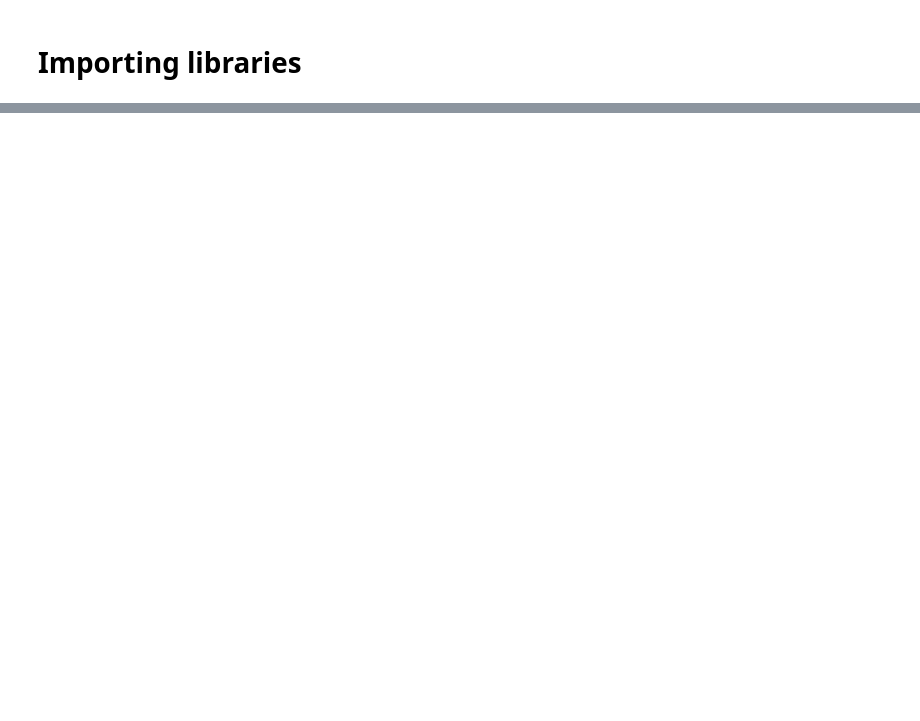
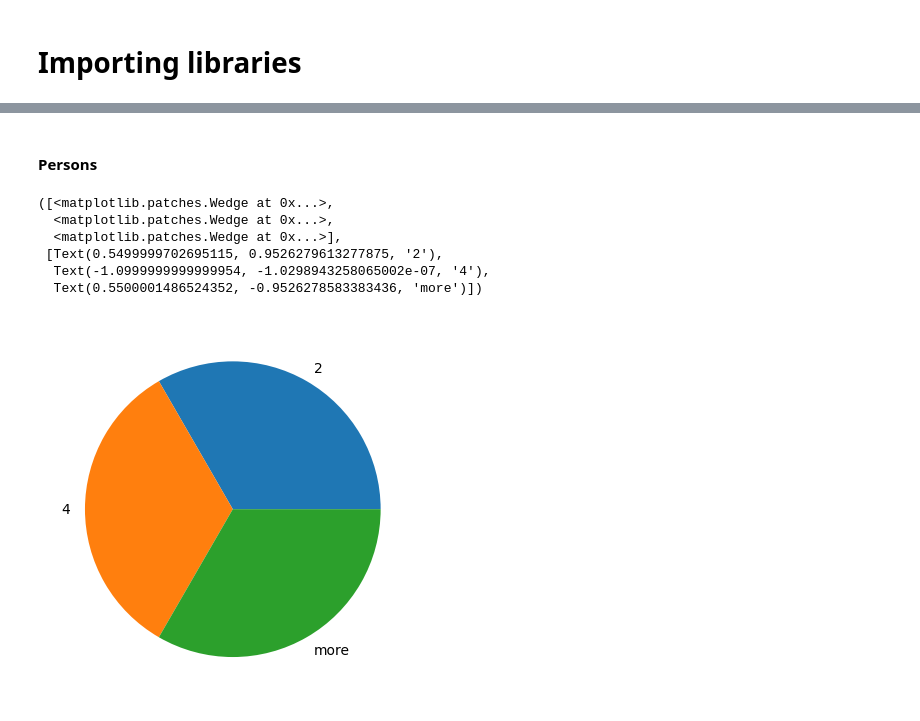
Before and after one commit to ThierrryScotto/Trabalho-2, a Jupyter notebook: car_evaluation.ipynb, the cells around one changed output, grey strips where cells are left out. Saved outputs shown, nothing was run; the diff lists cells and outputs as text; code cells hidden in the pictures; blank space fills up the shorter version.

```diff
--- a/car_evaluation.ipynb
+++ b/car_evaluation.ipynb
@@ -17,0 +96,16 @@ ModuleNotFoundError: No module named 'tensorflow_decision_forests'
+# %% [markdown]
+#### Persons
+# %%
+persons_count = dataset['persons'].value_counts()
+persons_percent = persons_count / len(dataset)
+
+labels = ['2', '4', 'more']
+plt.pie(persons_percent, labels=labels)
+# %% [output]
+([<matplotlib.patches.Wedge at 0x...>,
+  <matplotlib.patches.Wedge at 0x...>,
+  <matplotlib.patches.Wedge at 0x...>],
+ [Text(0.5499999702695115, 0.9526279613277875, '2'),
+  Text(-1.0999999999999954, -1.0298943258065002e-07, '4'),
+  Text(0.5500001486524352, -0.9526278583383436, 'more')])
+[figure, added]
```
Also changed, not shown: parts of 27 cells of this notebook.
